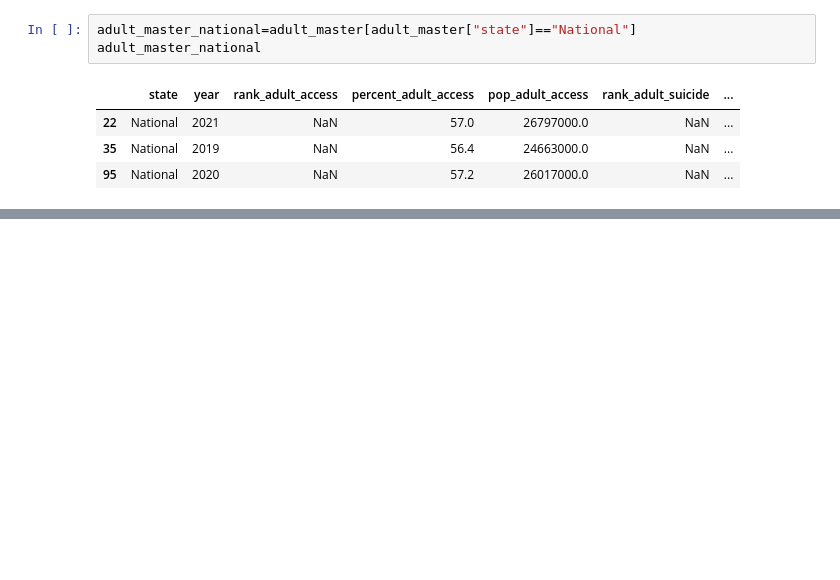
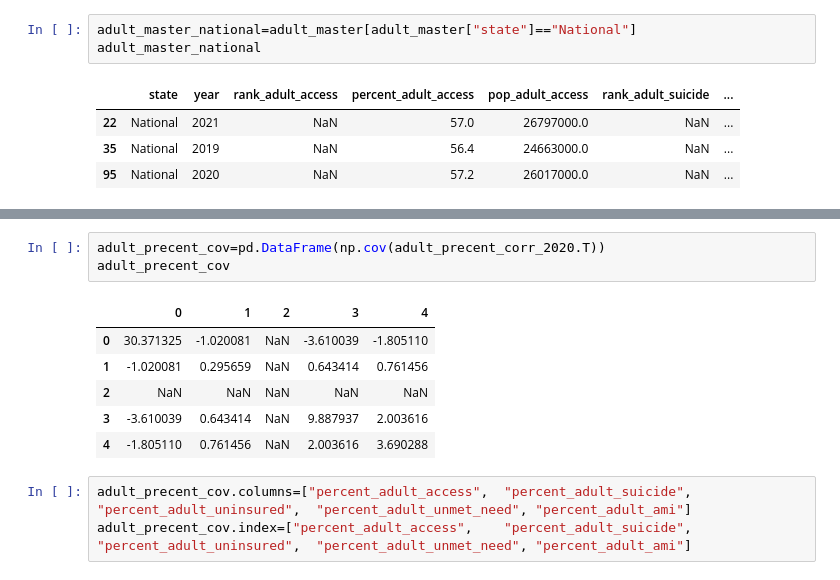
Before and after one commit to NoahToomeyBC/project-vu, a Jupyter notebook: dataexploration/datacoonnect/dataconn.ipynb, the cells around one changed output, grey strips where cells are left out. Saved outputs shown, nothing was run; the diff lists cells and outputs as text; blank space fills up the shorter version.

```diff
--- a/dataexploration/datacoonnect/dataconn.ipynb
+++ b/dataexploration/datacoonnect/dataconn.ipynb
@@ -101,0 +151,13 @@ adult_master_national
+# %%
+adult_precent_cov=pd.DataFrame(np.cov(adult_precent_corr_2020.T))
+adult_precent_cov
+# %% [output]
+|  | 0 | 1 | 2 | 3 | 4 |
+| 0 | 30.371325 | -1.020081 | NaN | -3.610039 | -1.805110 |
+| 1 | -1.020081 | 0.295659 | NaN | 0.643414 | 0.761456 |
+| 2 | NaN | NaN | NaN | NaN | NaN |
+| 3 | -3.610039 | 0.643414 | NaN | 9.887937 | 2.003616 |
+| 4 | -1.805110 | 0.761456 | NaN | 2.003616 | 3.690288 |
+# %%
+adult_precent_cov.columns=["percent_adult_access",	"percent_adult_suicide",	"percent_adult_uninsured",	"percent_adult_unmet_need",	"percent_adult_ami"]
+adult_precent_cov.index=["percent_adult_access",	"percent_adult_suicide",	"percent_adult_uninsured",	"percent_adult_unmet_need",	"percent_adult_ami"]
```
Also changed, not shown: parts of 11 cells of this notebook.
